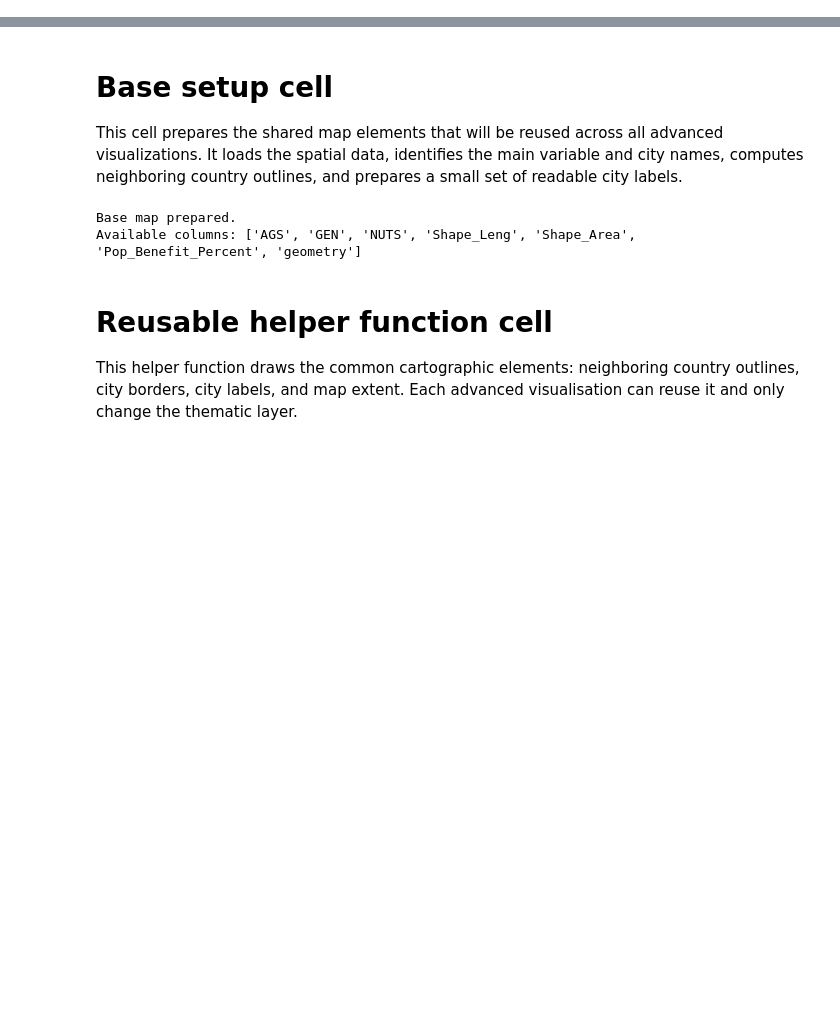
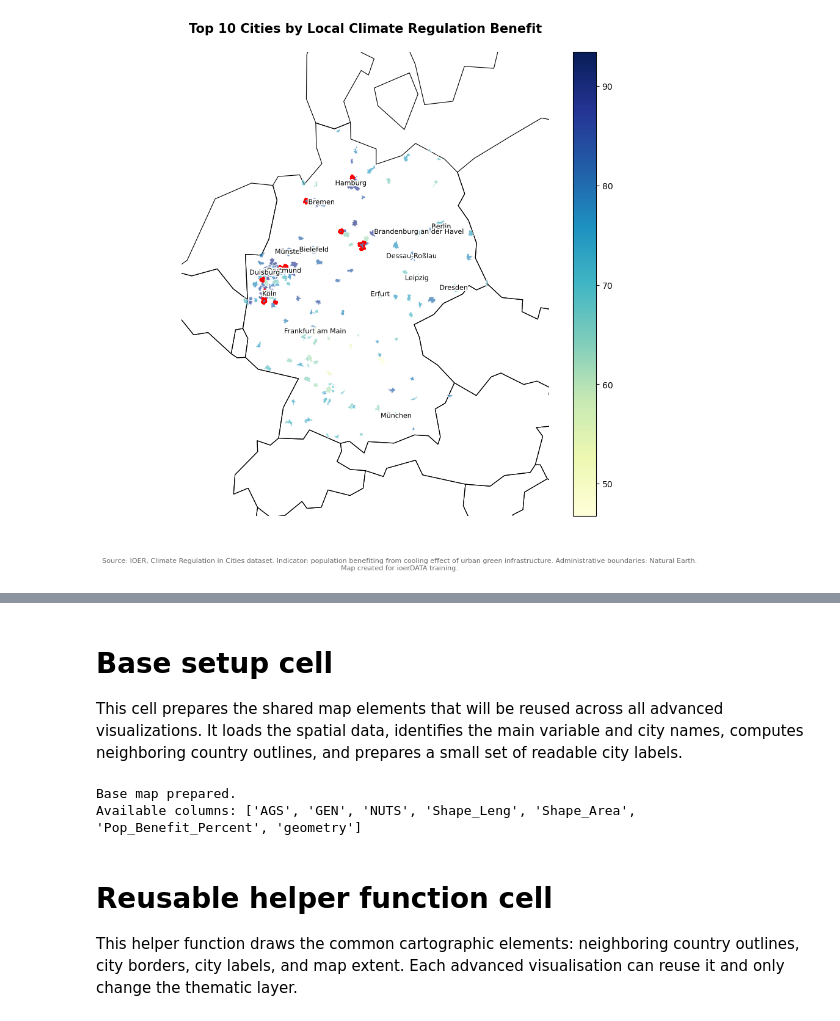
Before and after one commit to ioer-dresden/jupyter-book-ioerdata, a Jupyter notebook: notebooks/ioerdata_api/04_advanced_visualization.ipynb, the cells around one changed output, grey strips where cells are left out. Saved outputs shown, nothing was run; the diff lists cells and outputs as text; code cells hidden in the pictures; blank space fills up the shorter version.

```diff
--- a/notebooks/ioerdata_api/04_advanced_visualization.ipynb
+++ b/notebooks/ioerdata_api/04_advanced_visualization.ipynb
@@ -10,0 +452,33 @@ Spatial data is data that includes information about where something is located.
+# %%
+top_n = 10
+top_cities = gdf.nlargest(top_n, value_col)
+
+fig, ax = plt.subplots(figsize=(10, 10))
+
+gdf.plot(
+    column=value_col,
+    cmap="YlGnBu",
+    legend=True,
+    edgecolor="none",
+    alpha=0.65,
+    ax=ax,
+    missing_kwds={"color": "lightgrey", "label": "Missing"},
+    zorder=3
+)
+
+top_cities.plot(
+    ax=ax,
+    facecolor="none",
+    edgecolor="red",
+    linewidth=1.8,
+    zorder=6
+)
+
+add_map_context(
+    ax,
+    title=f"Top {top_n} Cities by Local Climate Regulation Benefit"
+)
+
+plt.show()
+# %% [output]
+[figure, added]
```
Also changed, not shown: parts of 25 cells of this notebook, 1 other file.
